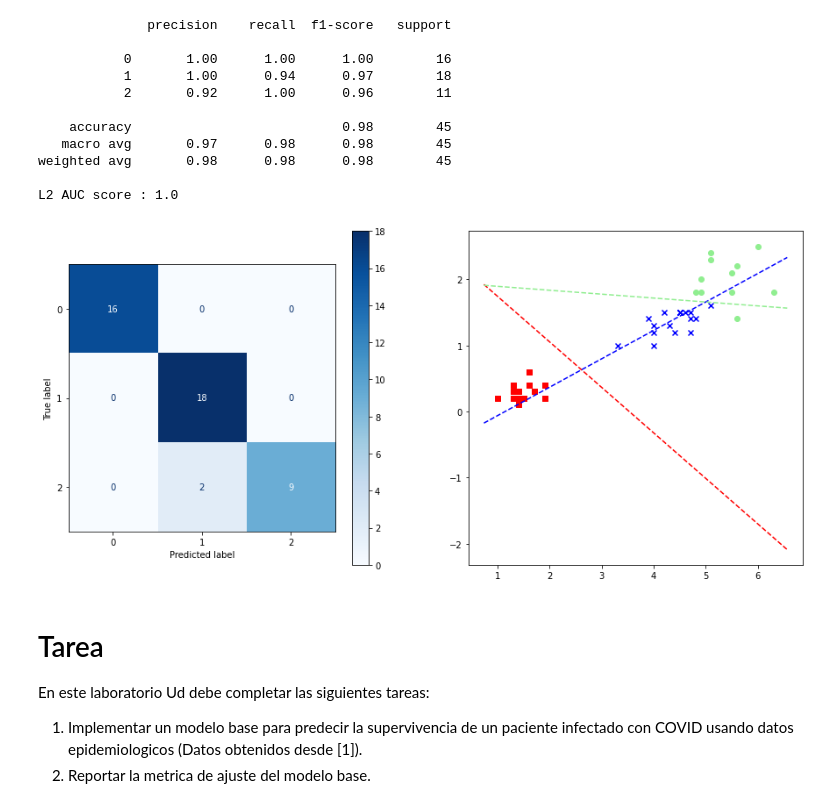
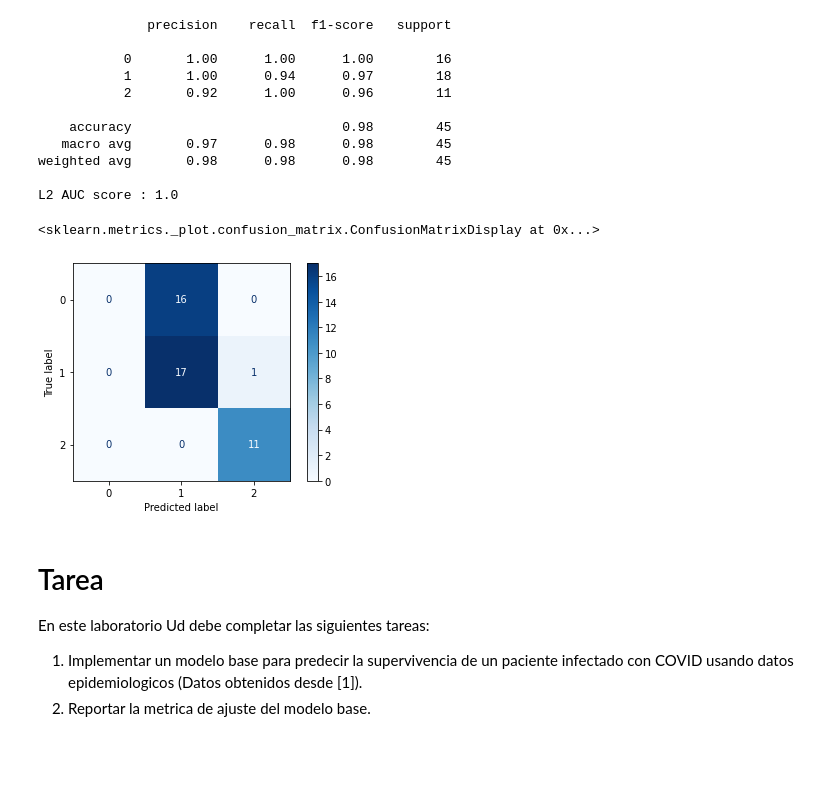
Before and after one commit to sherna90/mineria_datos, a Jupyter notebook: 4.-modelos_lineales_clasificacion.ipynb, the cells around one changed output. Cells and saved outputs as stored; diff of their text form; code cells hidden in the pictures; blank space fills up the shorter version.

```diff
--- a/4.-modelos_lineales_clasificacion.ipynb
+++ b/4.-modelos_lineales_clasificacion.ipynb
@@ -184,16 +194,15 @@ poly = PolynomialFeatures(4)
 
 X_poly=poly.fit_transform(X)
 # %%
-X_train, X_test, y_train, y_test = train_test_split(X, y, test_size=0.3, random_state=0,shuffle=True)
+X_train, X_test, y_train, y_test = train_test_split(X_poly, y, test_size=0.3, random_state=0,shuffle=True)
 # %%
-clf_sgd = SGDClassifier(loss="log", alpha=0.001,penalty='l1',
+clf_sgd = SGDClassifier(loss="log", alpha=1,penalty='l1',
                         max_iter=1e5,learning_rate='optimal',eta0=1e-5).fit(X_train, y_train)
 
-fig, (ax1, ax2) = plt.subplots(1, 2,figsize=(15,7))
-plot_confusion_matrix(clf_sgd, X_test, y_test,cmap=plt.cm.Blues,ax=ax1)
-plot_decision_boundary(clf_sgd)
+plot_confusion_matrix(clf_sgd, X_test, y_test,cmap=plt.cm.Blues)
 # %% [output]
+<sklearn.metrics._plot.confusion_matrix.ConfusionMatrixDisplay at 0x...>
-[figure, old version]
+[figure, new version]
 # %% [markdown]
 # Tarea
 
```
Also changed, not shown: parts of 7 cells of this notebook.
